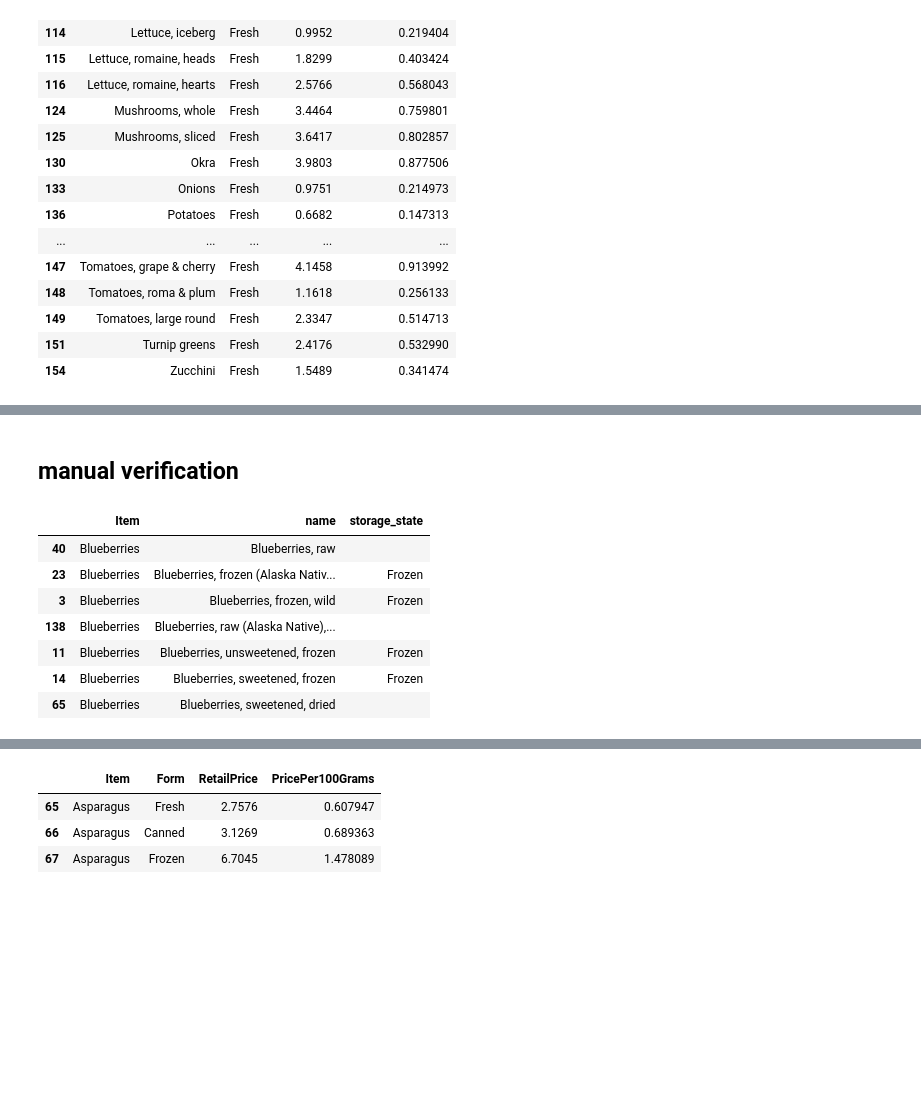
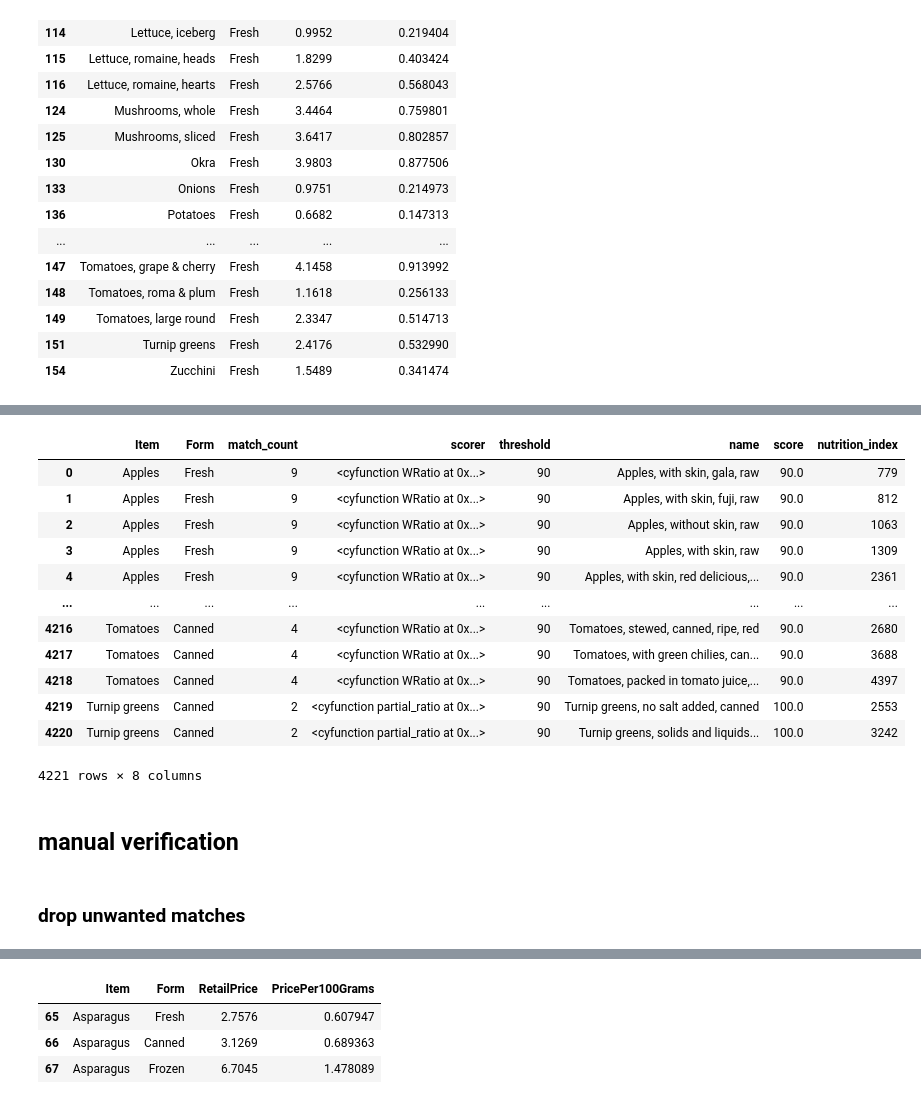
Before and after one commit to MrRyanK/CostPerNutrient, a Jupyter notebook: EDA_CSV_nutrition.ipynb, the cells around one changed output, grey strips where cells are left out. Cells and saved outputs as stored; diff of their text form; code cells hidden in the pictures; blank space fills up the shorter version.

```diff
--- a/EDA_CSV_nutrition.ipynb
+++ b/EDA_CSV_nutrition.ipynb
@@ -639,7 +648,7 @@ prices[prices['Form']=='Fresh'][-20:]
 # %%
 # exploration of different scorers and thresholds for optimal matching
 
-query = prices[prices['Form']=='Fresh']['Item'].iloc[45]
+query = prices[prices['Form']=='Fresh']['Item'].iloc[49]
 choices = nutrition[(nutrition['storage_state']=='Fresh') | (nutrition['storage_state']=='')]['name']
 
 print(query)
@@ -656,6 +665,6 @@ for each_scorer in [fuzz.partial_ratio
 ,fuzz.WRatio]:
 
     # print(each_scorer.func_name, isinstance(each_scorer, float))
-    print(len(process.extract(query=query, choices=choices, scorer=each_scorer, limit=99, score_cutoff=94)))
-process.extract(query=query, choices=choices, scorer=fuzz.partial_token_ratio, limit=99, score_cutoff=94)
+    print(len(process.extract(query=query, choices=choices, scorer=each_scorer, limit=None, score_cutoff=94)))
+process.extract(query=query, choices=choices, scorer=fuzz.partial_token_ratio, limit=None, score_cutoff=94)
 # %% [output]
@@ -842,0 +711,25 @@ Name: Item, Length: 65, dtype: object
+# %%
+%%time
+
+# run all the matches
+
+matches = pd.DataFrame()
+
+query = prices[prices['Form']=='Fresh']['Item']
+choices = nutrition[(nutrition['storage_state']=='Fresh') | (nutrition['storage_state']=='')]['name']
+for q in query:
+    matches = pd.concat([matches, pd.DataFrame(dynamic_fuzzy(q, choices, 'Fresh'))])
+
+query = prices[prices['Form']=='Frozen']['Item']
+choices = nutrition[(nutrition['storage_state']=='Frozen')]['name']
+for q in query:
+    matches = pd.concat([matches, pd.DataFrame(dynamic_fuzzy(q, choices, 'Frozen'))])
+
+query = prices[prices['Form']=='Canned']['Item']
+choices = nutrition[(nutrition['storage_state']=='Canned')]['name']
+for q in query:
+    matches = pd.concat([matches, pd.DataFrame(dynamic_fuzzy(q, choices, 'Canned'))])
+
+# Dried returns no matches
+# query = prices[prices['Form']=='Dried']['Item']
+# choices = nutrition[(nutrition['storage_state']=='Dried')]['name']
@@ -843,14 +739,30 @@ Name: Item, Length: 65, dtype: object
+# %%
+matches = matches.reset_index(drop=True)
+matches = matches.rename(columns={0:'Item',
+                                  1:'Form',
+                                  2:'match_count',
+                                  3:'scorer',
+                                  4:'threshold'
+                                 })
+# %%
+matches = pd.concat([matches, matches[5].apply(pd.Series).rename(columns={0:'name',1:'score',2:'nutrition_index'})], axis=1).drop(5, axis=1)
+# %%
+matches
+# %% [output]
+|  | Item | Form | match_count | scorer | threshold | name | score | nutrition_index |
+| 0 | Apples | Fresh | 9 | <cyfunction WRatio at 0x...> | 90 | Apples, with skin, gala, raw | 90.0 | 779 |
+| 1 | Apples | Fresh | 9 | <cyfunction WRatio at 0x...> | 90 | Apples, with skin, fuji, raw | 90.0 | 812 |
+| 2 | Apples | Fresh | 9 | <cyfunction WRatio at 0x...> | 90 | Apples, without skin, raw | 90.0 | 1063 |
+| 3 | Apples | Fresh | 9 | <cyfunction WRatio at 0x...> | 90 | Apples, with skin, raw | 90.0 | 1309 |
+| 4 | Apples | Fresh | 9 | <cyfunction WRatio at 0x...> | 90 | Apples, with skin, red delicious,... | 90.0 | 2361 |
+| ... | ... | ... | ... | ... | ... | ... | ... | ... |
+| 4216 | Tomatoes | Canned | 4 | <cyfunction WRatio at 0x...> | 90 | Tomatoes, stewed, canned, ripe, red | 90.0 | 2680 |
+| 4217 | Tomatoes | Canned | 4 | <cyfunction WRatio at 0x...> | 90 | Tomatoes, with green chilies, can... | 90.0 | 3688 |
+| 4218 | Tomatoes | Canned | 4 | <cyfunction WRatio at 0x...> | 90 | Tomatoes, packed in tomato juice,... | 90.0 | 4397 |
+| 4219 | Turnip greens | Canned | 2 | <cyfunction partial_ratio at 0x...> | 90 | Turnip greens, no salt added, canned | 100.0 | 2553 |
+| 4220 | Turnip greens | Canned | 2 | <cyfunction partial_ratio at 0x...> | 90 | Turnip greens, solids and liquids... | 100.0 | 3242 |
+4221 rows × 8 columns
 # %% [markdown]
 ## manual verification
-# %%
-loc = matched_df.Item.drop_duplicates().iloc[8]
-matched_df[matched_df.Item==loc]#.name.to_list()#.loc[22][1]
-# %% [output]
-|  | Item | name | storage_state |
-| 40 | Blueberries | Blueberries, raw |  |
-| 23 | Blueberries | Blueberries, frozen (Alaska Nativ... | Frozen |
-| 3 | Blueberries | Blueberries, frozen, wild | Frozen |
-| 138 | Blueberries | Blueberries, raw (Alaska Native),... |  |
-| 11 | Blueberries | Blueberries, unsweetened, frozen | Frozen |
-| 14 | Blueberries | Blueberries, sweetened, frozen | Frozen |
-| 65 | Blueberries | Blueberries, sweetened, dried |  |
+# %% [markdown]
+### drop unwanted matches
```
Also changed, not shown: parts of 37 cells of this notebook.
